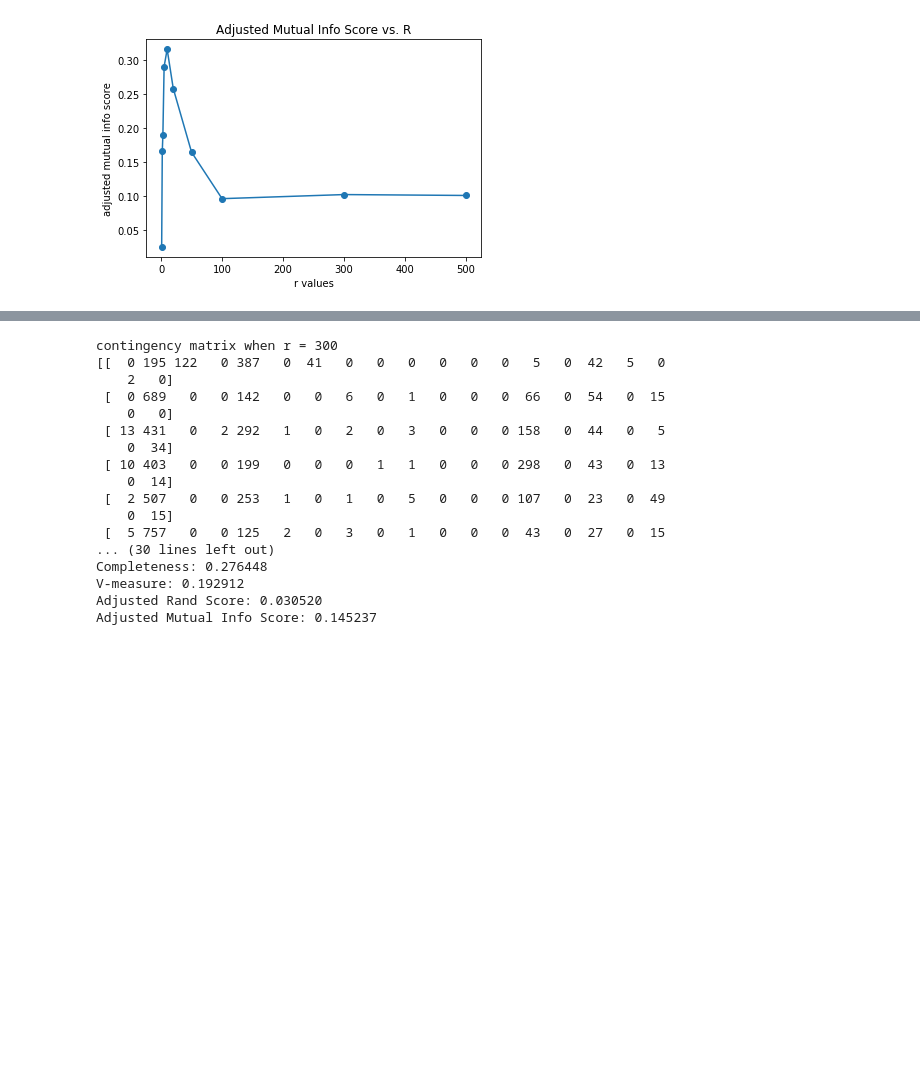
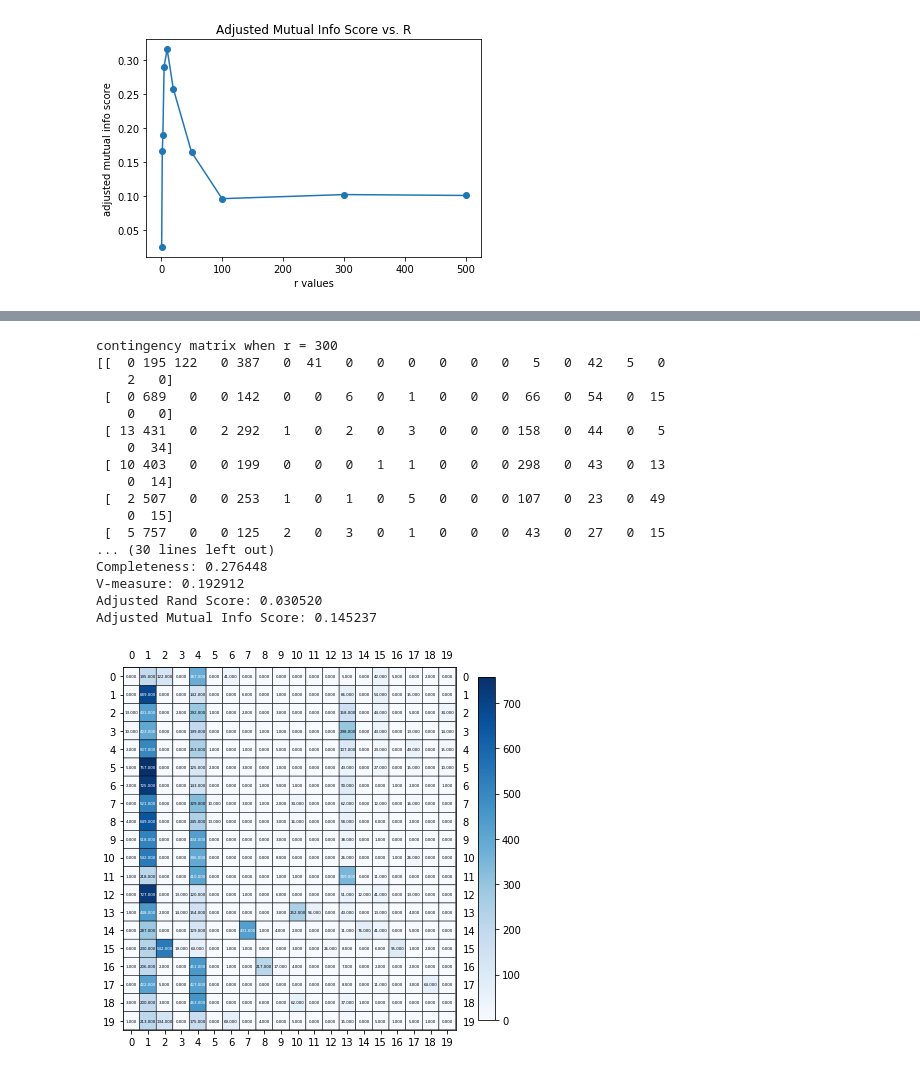
Before and after one commit to zxxia/ECE219-Large-Scale-Data-Mining, a Jupyter notebook: Project2/ee219_project2.ipynb, the cells around one changed output, grey strips where cells are left out. Cells and saved outputs as stored; diff of their text form; code cells hidden in the pictures; blank space fills up the shorter version.

```diff
--- a/Project2/ee219_project2.ipynb
+++ b/Project2/ee219_project2.ipynb
@@ -710,31 +788,35 @@ r=300
 best_lsa_data = TruncatedSVD(n_components=r, random_state=42).fit_transform(tfidf)
 
 best_lsa_data = StandardScaler().fit_transform(best_lsa_data)
 
 contingency_matrix, scores = get_kmeans_results (best_lsa_data, targets, 20)
 print("contingency matrix when r =", r)
 print(contingency_matrix)
+
+plot_mat(contingency_matrix)
+
 print("Homogeneity: %f" % scores['Homogeneity'])
 print("Completeness: %f" % scores['Completeness'])
 print("V-measure: %f" % scores['V-measure'])
 print("Adjusted Rand Score: %f" % scores['Adjusted Rand Score'])
 print("Adjusted Mutual Info Score: %f" % scores['Adjusted Mutual Info Score'])
 # %% [output]
 contingency matrix when r = 300
 [[  0 195 122   0 387   0  41   0   0   0   0   0   0   5   0  42   5   0
     2   0]
  [  0 689   0   0 142   0   0   6   0   1   0   0   0  66   0  54   0  15
     0   0]
  [ 13 431   0   2 292   1   0   2   0   3   0   0   0 158   0  44   0   5
     0  34]
  [ 10 403   0   0 199   0   0   0   1   1   0   0   0 298   0  43   0  13
     0  14]
  [  2 507   0   0 253   1   0   1   0   5   0   0   0 107   0  23   0  49
     0  15]
  [  5 757   0   0 125   2   0   3   0   1   0   0   0  43   0  27   0  15
 ... (30 lines left out)
 Completeness: 0.276448
 V-measure: 0.192912
 Adjusted Rand Score: 0.030520
 Adjusted Mutual Info Score: 0.145237
+[figure, added]
 # %%
```
Also changed, not shown: parts of 8 cells of this notebook.
